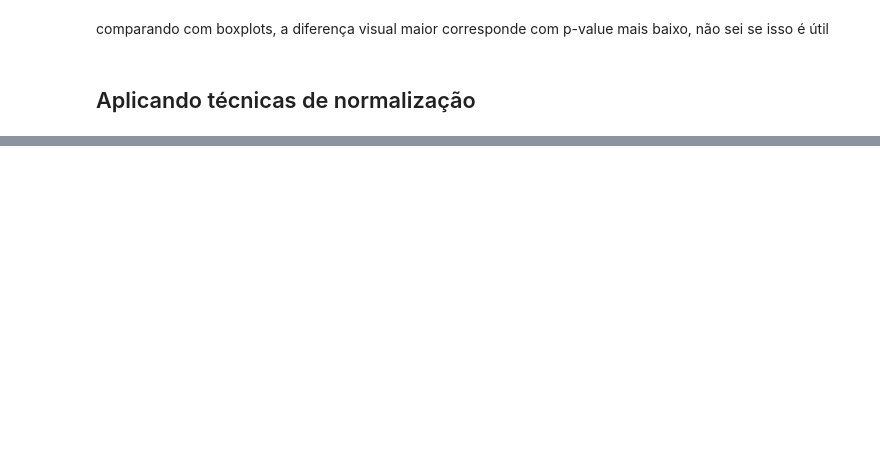
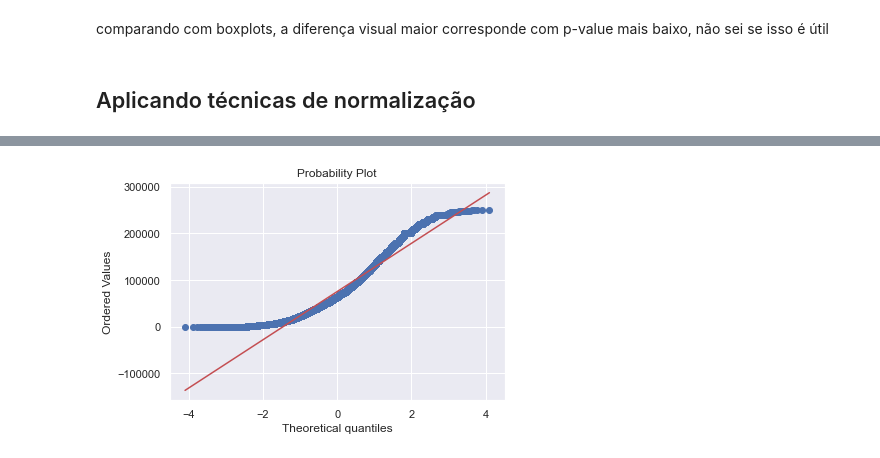
Before and after one commit to mihmilicio/data-science, a Jupyter notebook: analise_exploratoria/normalidade.ipynb, the cells around one changed output, grey strips where cells are left out. Drawn from its saved outputs; the diff is of its cells as text; code cells hidden in the pictures; blank space fills up the shorter version.

```diff
--- a/analise_exploratoria/normalidade.ipynb
+++ b/analise_exploratoria/normalidade.ipynb
@@ -255,0 +258,5 @@ df_aux1[column] = df_aux1[column] /df_aux1[column].abs().max()
+# %%
+stats.probplot(df_aux2['YearlyWageInDollar'], dist="norm", plot=plt)
+plt.show()
+# %% [output]
+[figure, added]
```
Also changed, not shown: parts of 9 cells of this notebook.
